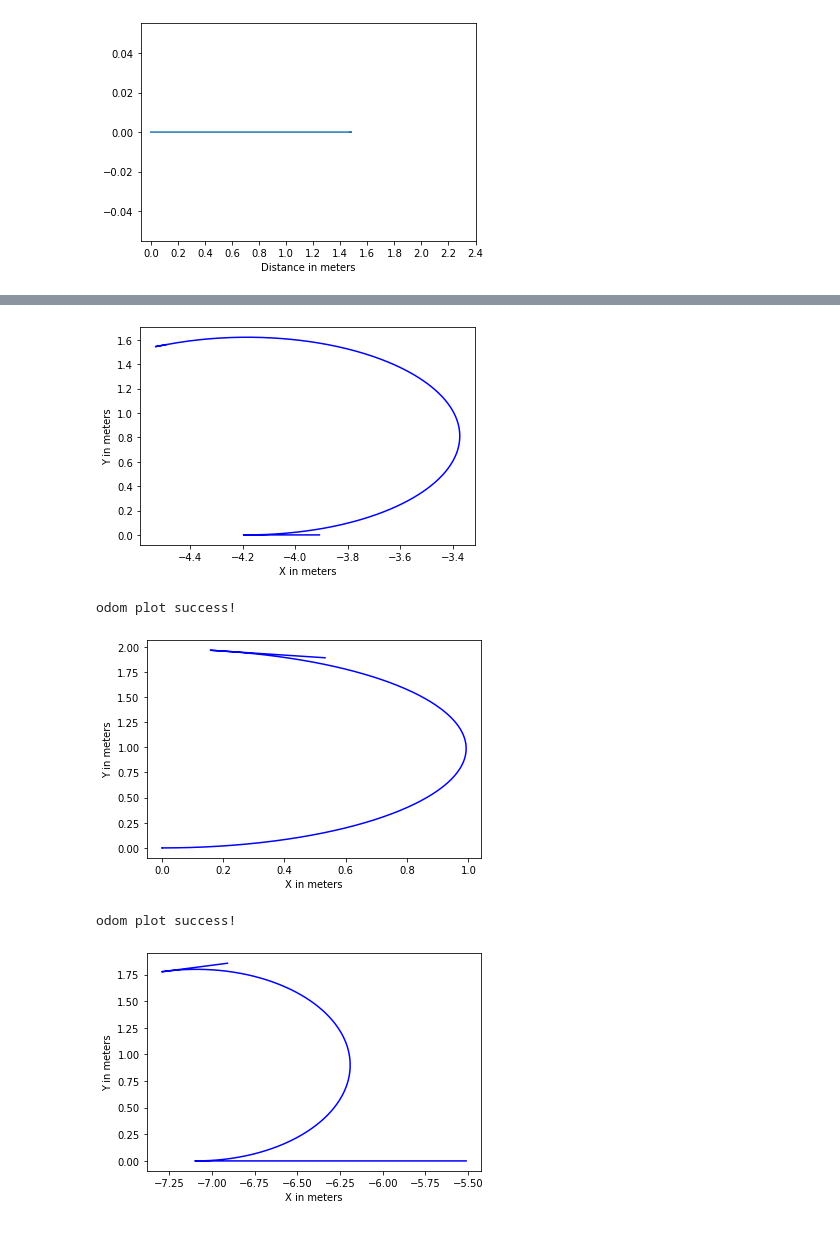
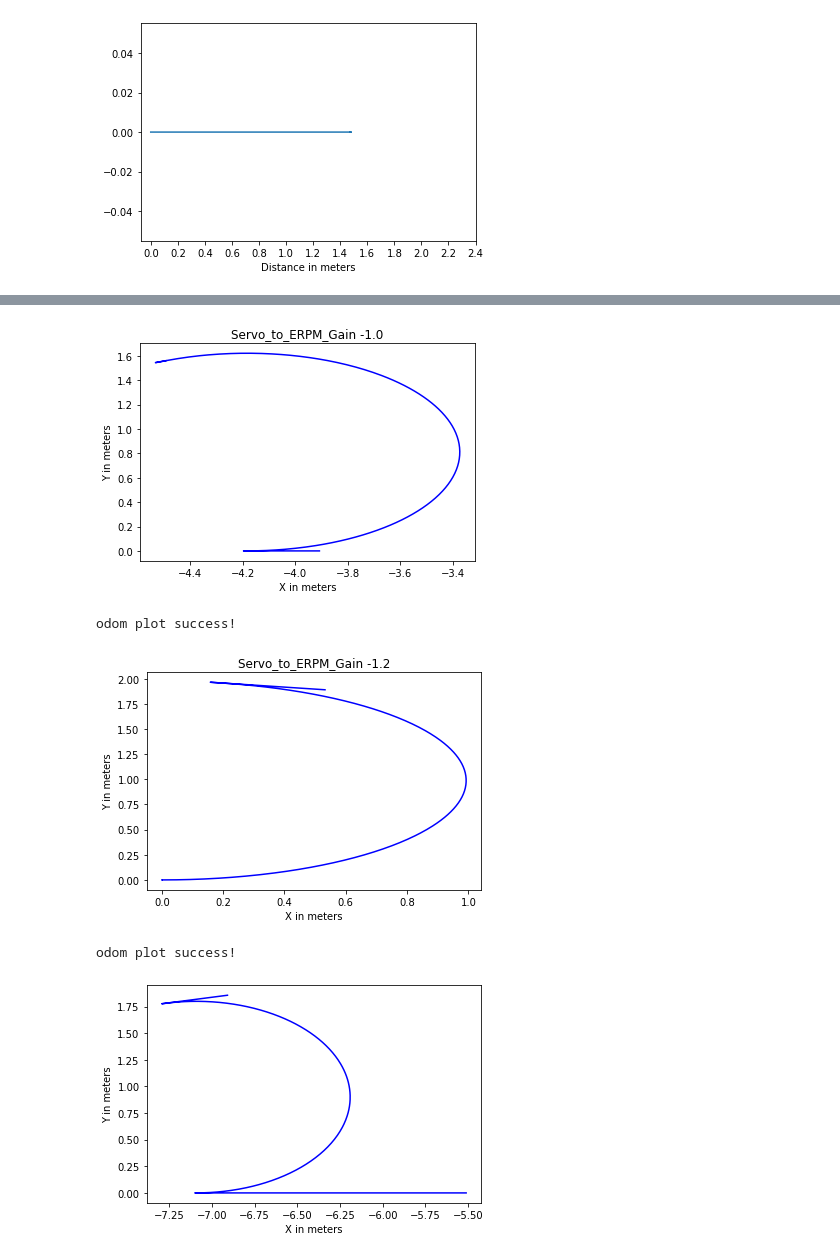
Before and after one commit to SallyPoon/DSC180Q2, a Jupyter notebook: notebooks/Odom graphs.ipynb, the cells around one changed output, grey strips where cells are left out. Saved outputs shown, nothing was run; the diff lists cells and outputs as text; code cells hidden in the pictures.

Commit message:
Fixing graph titles

```diff
--- a/notebooks/Odom graphs.ipynb
+++ b/notebooks/Odom graphs.ipynb
@@ -265,22 +265,24 @@ Extracted .bag data and written to destination successfully
 # %%
 plt.plot(df_odom_1_0['pose.pose.position.x'], df_odom_1_0['pose.pose.position.y'],'b')
 plt.xlabel('X in meters')
 plt.ylabel('Y in meters')
 #plt.xticks(np.arange(-2, 2.5 ,0.5))
+plt.title("Servo_to_ERPM_Gain -1.0")
 plt.show()
 print('odom plot success!')
 # %% [output]
-[figure, old version]
+[figure, new version]
 odom plot success!
 # %%
 plt.plot(df_odom_1_2['pose.pose.position.x'], df_odom_1_2['pose.pose.position.y'],'b')
 plt.xlabel('X in meters')
 plt.ylabel('Y in meters')
 #plt.xticks(np.arange(-2, 2.5 ,0.5))
+plt.title("Servo_to_ERPM_Gain -1.2")
 plt.show()
 print('odom plot success!')
 # %% [output]
-[figure, old version]
+[figure, new version]
 odom plot success!
 # %%
 plt.plot(df_odom_1_1v2['pose.pose.position.x'], df_odom_1_1v2['pose.pose.position.y'],'b')
```
Also changed, not shown: parts of 1 cell of this notebook.
